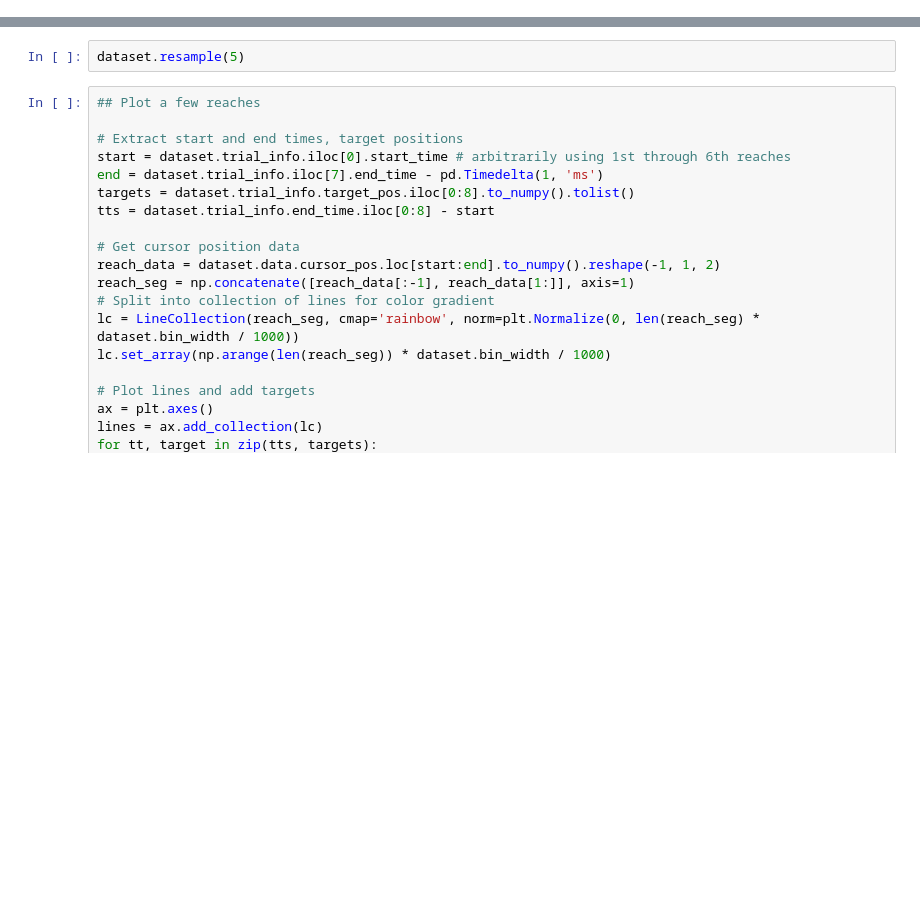
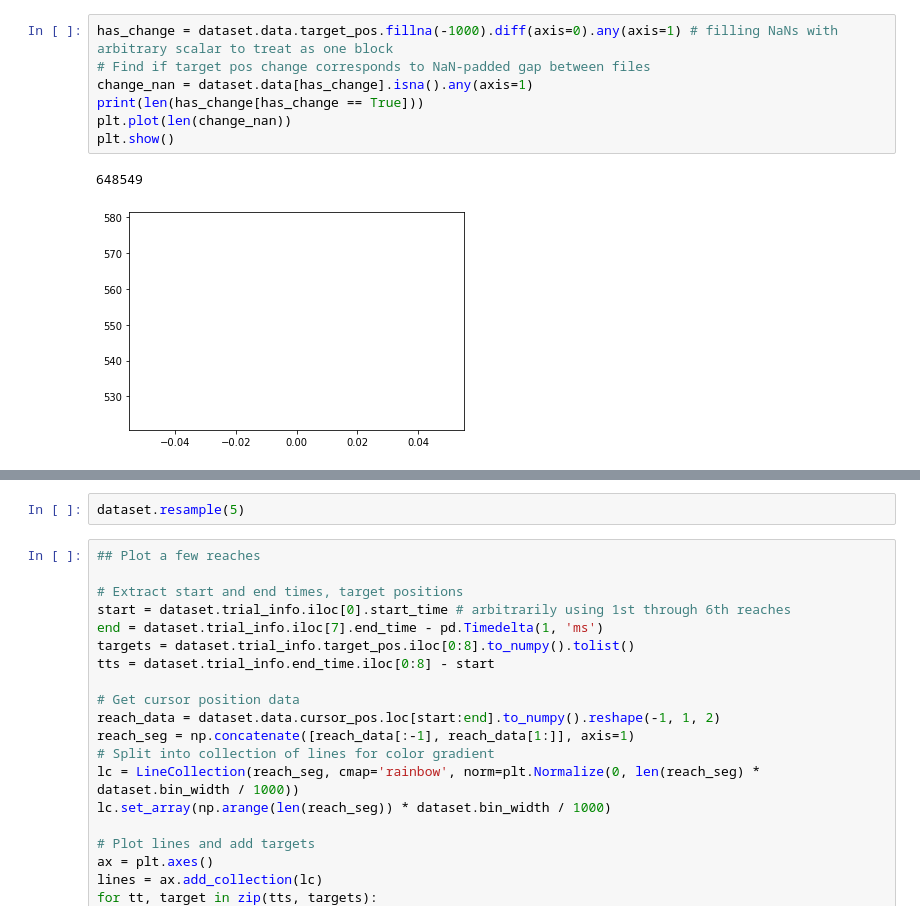
Before and after one commit to domenick-m/NDT-U, a Jupyter notebook: dataset_test.ipynb, the cells around one changed output, grey strips where cells are left out. Cells and saved outputs as stored; diff of their text form; blank space fills up the shorter version.

```diff
--- a/dataset_test.ipynb
+++ b/dataset_test.ipynb
@@ -11,0 +378,10 @@ dataset = NWBDataset('/home/dmifsud/Projects/NDT-U/data/mc_rtt_train.nwb')
+# %%
+has_change = dataset.data.target_pos.fillna(-1000).diff(axis=0).any(axis=1) # filling NaNs with arbitrary scalar to treat as one block
+# Find if target pos change corresponds to NaN-padded gap between files
+change_nan = dataset.data[has_change].isna().any(axis=1)
+print(len(has_change[has_change == True]))
+plt.plot(len(change_nan))
+plt.show()
+# %% [output]
+648549
+[figure, added]
```
Also changed, not shown: parts of 50 cells of this notebook, 15 other files.
